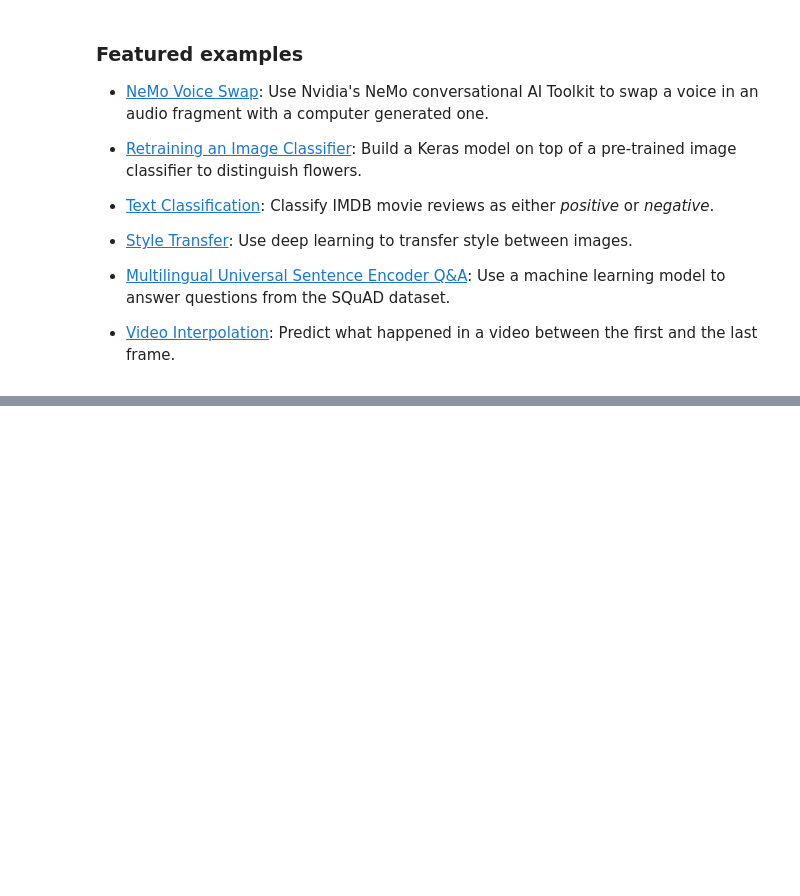
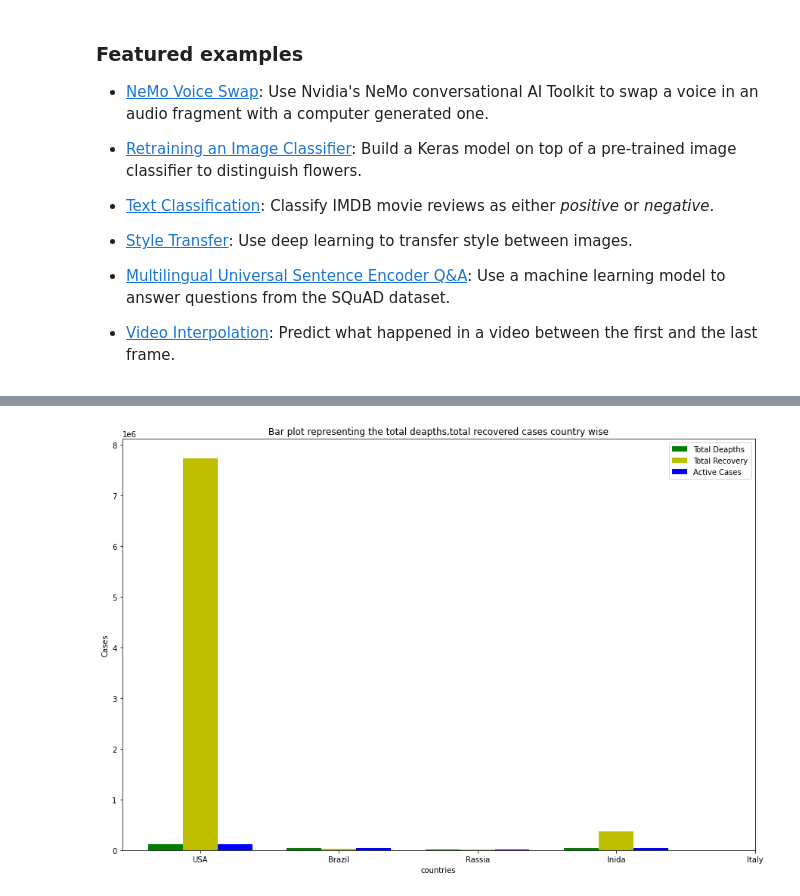
Before and after one commit to Aryamore/MSC_FDS_527, a Jupyter notebook: Welcome_To_Colaboratory.ipynb, the cells around one changed output, grey strips where cells are left out. Cells and saved outputs as stored; diff of their text form; code cells hidden in the pictures; blank space fills up the shorter version.

```diff
--- a/Welcome_To_Colaboratory.ipynb
+++ b/Welcome_To_Colaboratory.ipynb
@@ -209,0 +164,21 @@ ValueError: ignored
+# %%
+import numpy as np
+import matplotlib.pyplot as plt
+plt.figure(figsize=[15,10])
+totalDeath=[113055,37366,5973,35262]
+totalRecovery=[7728575,34256,12404,365283]
+activeCases=[1133536,4637363,686970,474855,89685]
+country=['USA','Brazil','Rassia','Inida','Italy']
+X=np.arange(len(totalDeath))
+plt.bar(X,totalDeath,color='g',width=0.25)
+plt.bar(X+0.25,totalRecovery,color='y',width=0.25)
+plt.bar(X+0.5,totalDeath,color='b',width=0.25)
+plt.legend(['Total Deapths','Total Recovery','Active Cases'])
+plt.xticks([i+0.25 for i in range(5)],country)
+plt.title("Bar plot representing the total deapths,total recovered cases country wise")
+plt.xlabel('countries')
+plt.ylabel('Cases')
+plt.savefig('Barplot.png')
+plt.show()
+# %% [output]
+[figure, added]
```
Also changed, not shown: parts of 9 cells of this notebook.
